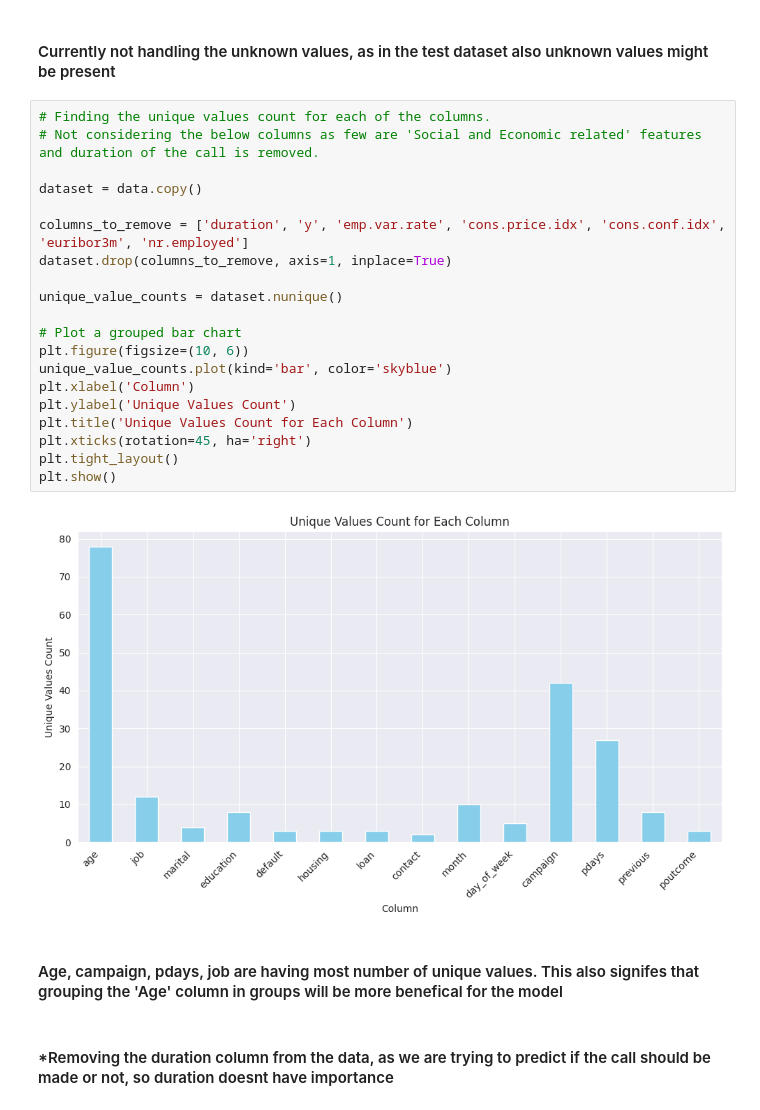
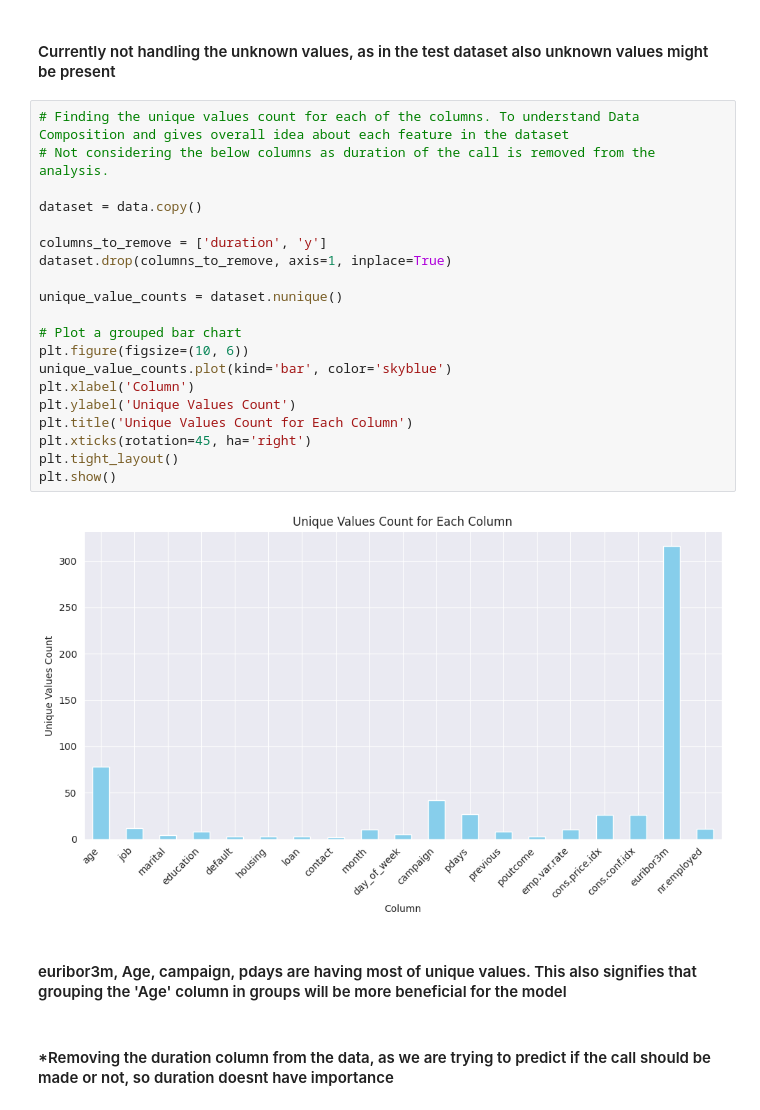
Before and after one commit to akhil4rajan/bank_marketing_analysis, a Jupyter notebook: code/notebooks/data-analysis.ipynb, the cells around one changed output. Drawn from its saved outputs; the diff is of its cells as text.

```diff
--- a/code/notebooks/data-analysis.ipynb
+++ b/code/notebooks/data-analysis.ipynb
@@ -164,29 +178,29 @@ loan has 990 'unknown' values
 # %% [markdown]
 #### Currently not handling the unknown values, as in the test dataset also unknown values might be present
 # %%
-# Finding the unique values count for each of the columns.
-# Not considering the below columns as few are 'Social and Economic related' features and duration of the call is removed.
+# Finding the unique values count for each of the columns. To understand Data Composition and gives overall idea about each feature in the dataset
+# Not considering the below columns as duration of the call is removed from the analysis.
 
 dataset = data.copy()
 
-columns_to_remove = ['duration', 'y', 'emp.var.rate', 'cons.price.idx', 'cons.conf.idx', 'euribor3m', 'nr.employed']
+columns_to_remove = ['duration', 'y']
 dataset.drop(columns_to_remove, axis=1, inplace=True)
 
 unique_value_counts = dataset.nunique()
 
 # Plot a grouped bar chart
 plt.figure(figsize=(10, 6))
 unique_value_counts.plot(kind='bar', color='skyblue')
 plt.xlabel('Column')
 plt.ylabel('Unique Values Count')
 plt.title('Unique Values Count for Each Column')
 plt.xticks(rotation=45, ha='right')
 plt.tight_layout()
 plt.show()
 # %% [output]
-[figure, old version]
+[figure, new version]
 # %% [markdown]
-#### Age, campaign, pdays, job are having most number of unique values. This also signifes that grouping the 'Age' column in groups will be more benefical for the model
+#### euribor3m, Age, campaign, pdays are having most of unique values. This also signifies that grouping the 'Age' column in groups will be more beneficial for the model
 # %% [markdown]
 #### *Removing the duration column from the data, as we are trying to predict if the call should be made or not, so duration doesnt have importance
 # %% [markdown]
```
Also changed, not shown: parts of 36 cells of this notebook, 11 other files.
